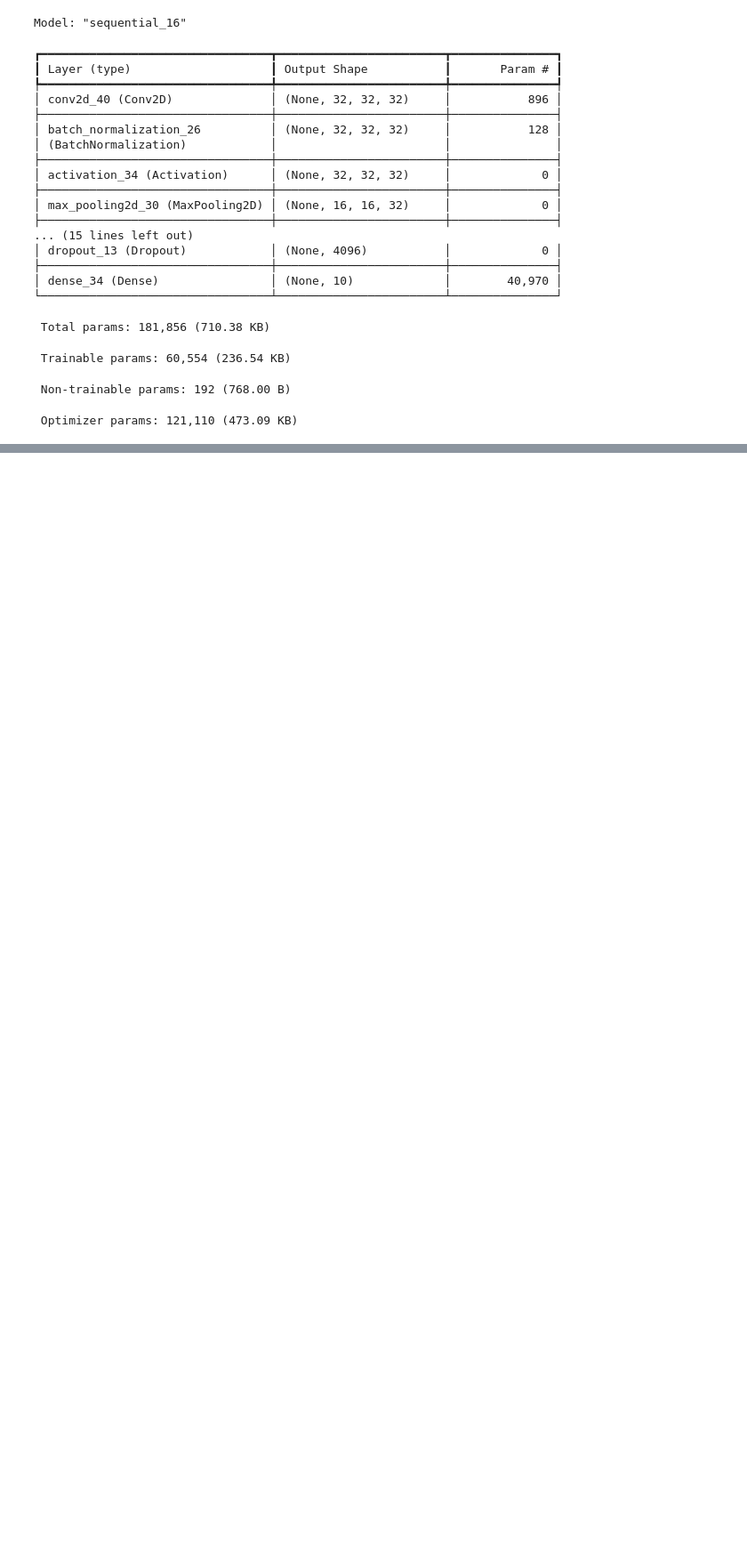
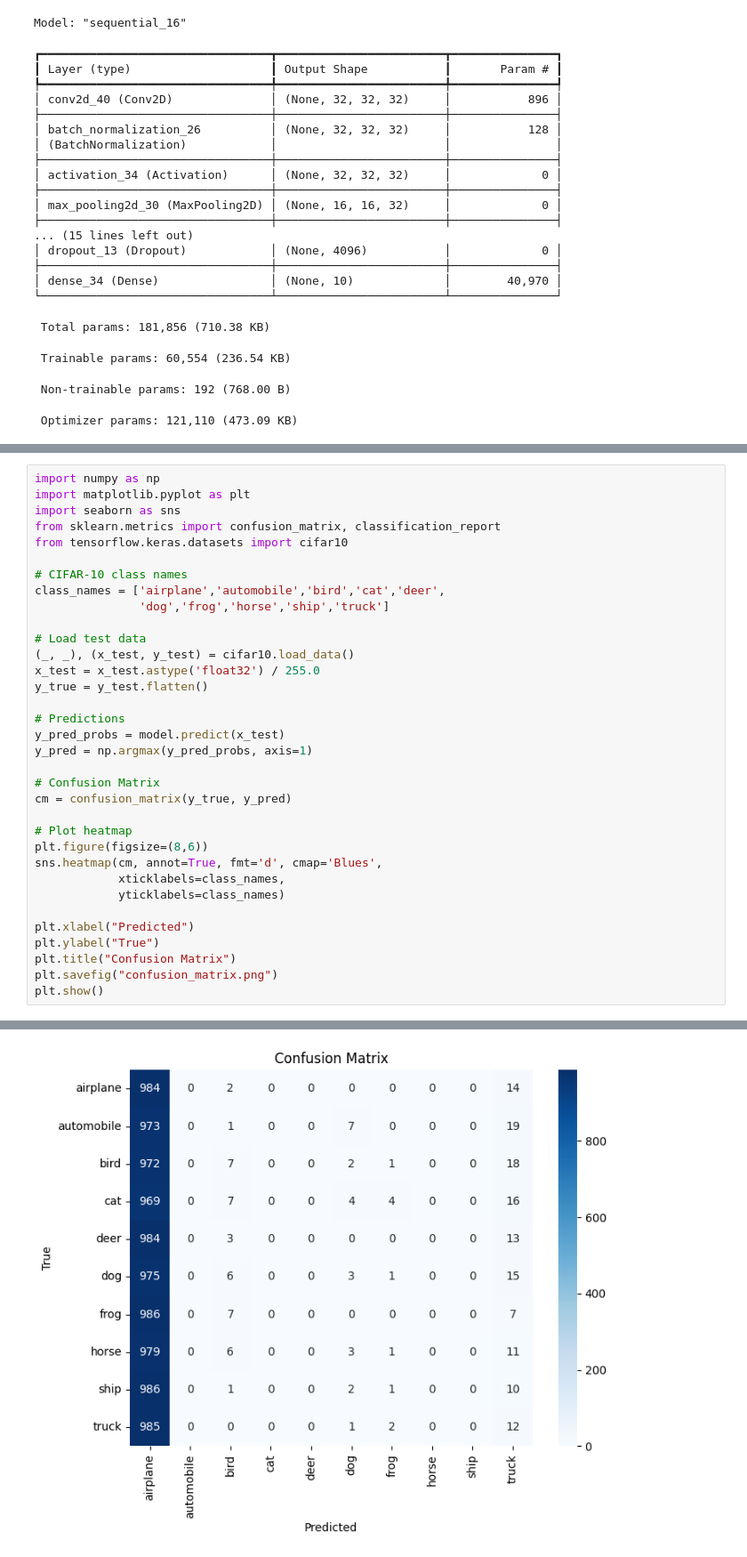
Before and after one commit to shivamkumar2626kr-del/ml, a Jupyter notebook: 24CD3038.ipynb, the cells around one changed output, grey strips where cells are left out. Shown at 89% size. Cells and saved outputs as stored; diff of their text form; blank space fills up the shorter version.

```diff
--- a/24CD3038.ipynb
+++ b/24CD3038.ipynb
@@ -1537,0 +1547,35 @@ Model: "sequential_16"
+# %%
+import numpy as np
+import matplotlib.pyplot as plt
+import seaborn as sns
+from sklearn.metrics import confusion_matrix, classification_report
+from tensorflow.keras.datasets import cifar10
+
+# CIFAR-10 class names
+class_names = ['airplane','automobile','bird','cat','deer',
+               'dog','frog','horse','ship','truck']
+
+# Load test data
+(_, _), (x_test, y_test) = cifar10.load_data()
+x_test = x_test.astype('float32') / 255.0
+y_true = y_test.flatten()
+
+# Predictions
+y_pred_probs = model.predict(x_test)
+y_pred = np.argmax(y_pred_probs, axis=1)
+
+# Confusion Matrix
+cm = confusion_matrix(y_true, y_pred)
+
+# Plot heatmap
+plt.figure(figsize=(8,6))
+sns.heatmap(cm, annot=True, fmt='d', cmap='Blues',
+            xticklabels=class_names,
+            yticklabels=class_names)
+
+plt.xlabel("Predicted")
+plt.ylabel("True")
+plt.title("Confusion Matrix")
+plt.savefig("confusion_matrix.png")
+plt.show()
+# %% [output]
@@ -1537,0 +1583 @@ Model: "sequential_16"
+[figure, added]
```
Also changed, not shown: parts of 7 cells of this notebook.
